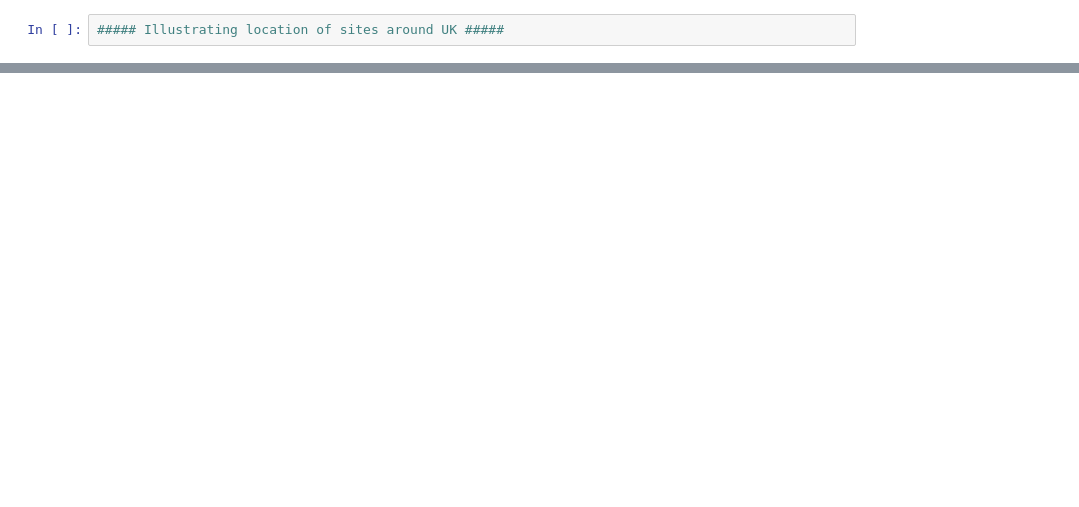
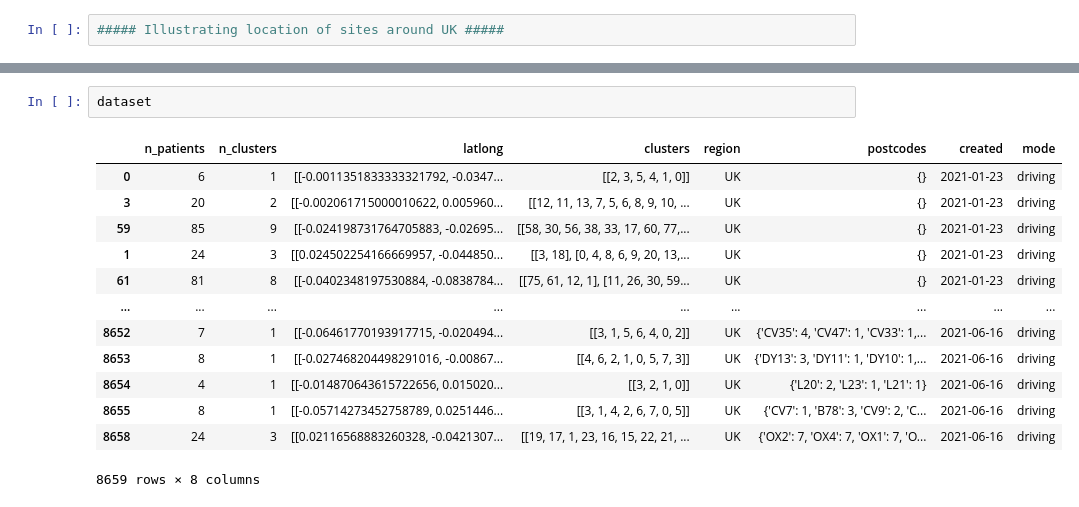
Before and after one commit to tomfrankkirk/vaximap_paper, a Jupyter notebook: analysis/survey_analysis.ipynb, the cells around one changed output, grey strips where cells are left out. Drawn from its saved outputs; the diff is of its cells as text; blank space fills up the shorter version.

```diff
--- a/analysis/survey_analysis.ipynb
+++ b/analysis/survey_analysis.ipynb
@@ -228,0 +366,16 @@ plt.show()
+# %%
+dataset
+# %% [output]
+|  | n_patients | n_clusters | latlong | clusters | region | postcodes | created | mode |
+| 0 | 6 | 1 | [[-0.0011351833333321792, -0.0347... | [[2, 3, 5, 4, 1, 0]] | UK | {} | 2021-01-23 | driving |
+| 3 | 20 | 2 | [[-0.002061715000010622, 0.005960... | [[12, 11, 13, 7, 5, 6, 8, 9, 10, ... | UK | {} | 2021-01-23 | driving |
+| 59 | 85 | 9 | [[-0.024198731764705883, -0.02695... | [[58, 30, 56, 38, 33, 17, 60, 77,... | UK | {} | 2021-01-23 | driving |
+| 1 | 24 | 3 | [[0.024502254166669957, -0.044850... | [[3, 18], [0, 4, 8, 6, 9, 20, 13,... | UK | {} | 2021-01-23 | driving |
+| 61 | 81 | 8 | [[-0.0402348197530884, -0.0838784... | [[75, 61, 12, 1], [11, 26, 30, 59... | UK | {} | 2021-01-23 | driving |
+| ... | ... | ... | ... | ... | ... | ... | ... | ... |
+| 8652 | 7 | 1 | [[-0.06461770193917715, -0.020494... | [[3, 1, 5, 6, 4, 0, 2]] | UK | {'CV35': 4, 'CV47': 1, 'CV33': 1,... | 2021-06-16 | driving |
+| 8653 | 8 | 1 | [[-0.027468204498291016, -0.00867... | [[4, 6, 2, 1, 0, 5, 7, 3]] | UK | {'DY13': 3, 'DY11': 1, 'DY10': 1,... | 2021-06-16 | driving |
+| 8654 | 4 | 1 | [[-0.014870643615722656, 0.015020... | [[3, 2, 1, 0]] | UK | {'L20': 2, 'L23': 1, 'L21': 1} | 2021-06-16 | driving |
+| 8655 | 8 | 1 | [[-0.05714273452758789, 0.0251446... | [[3, 1, 4, 2, 6, 7, 0, 5]] | UK | {'CV7': 1, 'B78': 3, 'CV9': 2, 'C... | 2021-06-16 | driving |
+| 8658 | 24 | 3 | [[0.02116568883260328, -0.0421307... | [[19, 17, 1, 23, 16, 15, 22, 21, ... | UK | {'OX2': 7, 'OX4': 7, 'OX1': 7, 'O... | 2021-06-16 | driving |
+8659 rows × 8 columns
```
Also changed, not shown: parts of 10 cells of this notebook, 5 other files.
